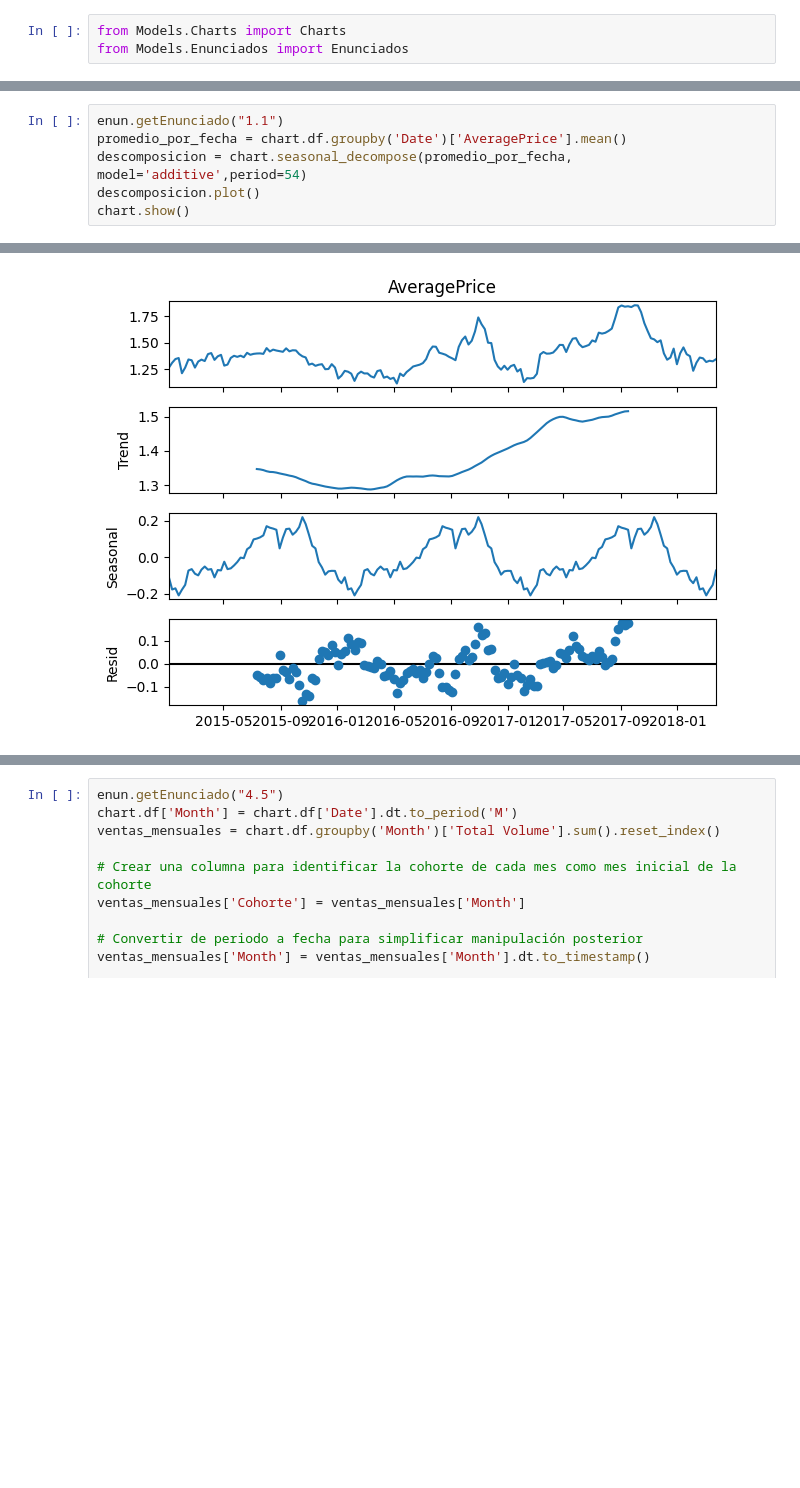
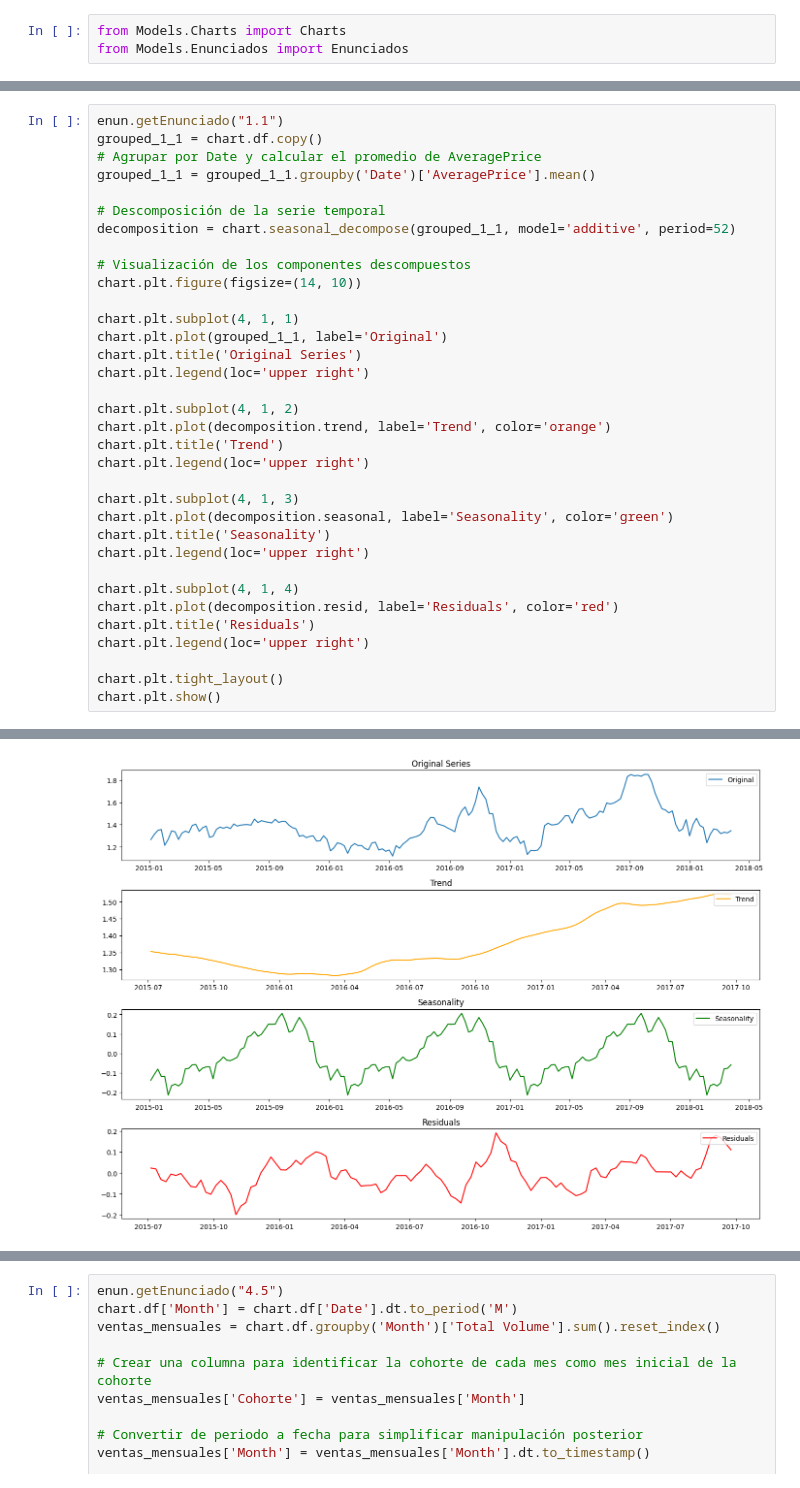
Before and after one commit to CWCreacionWeb/aguacates, a Jupyter notebook: mini_proyecto_gm.ipynb, the cells around one changed output, grey strips where cells are left out. Drawn from its saved outputs; the diff is of its cells as text; blank space fills up the shorter version.

```diff
--- a/mini_proyecto_gm.ipynb
+++ b/mini_proyecto_gm.ipynb
@@ -19,18 +31,46 @@ JSONDecodeError: Expecting ',' delimiter: line 28 column 5 (char 5351)
 # %%
 enun.getEnunciado("1.1")
-promedio_por_fecha = chart.df.groupby('Date')['AveragePrice'].mean()
-descomposicion = chart.seasonal_decompose(promedio_por_fecha, model='additive',period=54)
-descomposicion.plot()
-chart.show()
+grouped_1_1 = chart.df.copy()
+# Agrupar por Date y calcular el promedio de AveragePrice
+grouped_1_1 = grouped_1_1.groupby('Date')['AveragePrice'].mean()
+
+# Descomposición de la serie temporal
+decomposition = chart.seasonal_decompose(grouped_1_1, model='additive', period=52)
+
+# Visualización de los componentes descompuestos
+chart.plt.figure(figsize=(14, 10))
+
+chart.plt.subplot(4, 1, 1)
+chart.plt.plot(grouped_1_1, label='Original')
+chart.plt.title('Original Series')
+chart.plt.legend(loc='upper right')
+
+chart.plt.subplot(4, 1, 2)
+chart.plt.plot(decomposition.trend, label='Trend', color='orange')
+chart.plt.title('Trend')
+chart.plt.legend(loc='upper right')
+
+chart.plt.subplot(4, 1, 3)
+chart.plt.plot(decomposition.seasonal, label='Seasonality', color='green')
+chart.plt.title('Seasonality')
+chart.plt.legend(loc='upper right')
+
+chart.plt.subplot(4, 1, 4)
+chart.plt.plot(decomposition.resid, label='Residuals', color='red')
+chart.plt.title('Residuals')
+chart.plt.legend(loc='upper right')
+
+chart.plt.tight_layout()
+chart.plt.show()
 # %% [output]
 1.1 | **Descomposición de Series Temporales de Precios:**
 
 **Uso de Datos:** Usa la columna `AveragePrice` y `Date`.
    - **Esperado:** Utiliza la función `seasonal_decompose` de la librería `statsmodels` para descomponer la serie temporal de precios en componentes de tendencia, estacionalidad y ruido.
      - Convierte `Date` a tipo datetime usando `pd.to_datetime()`.
      - Agrupa los datos por `Date` y calcula el promedio de `AveragePrice` utilizando `groupby()` si es necesario.
      - Visualiza los componentes descompuestos usando `matplotlib` para cada uno de ellos.
-[figure, old version]
+[figure, new version]
 # %%
 enun.getEnunciado("1.2")
 chart.df['year'] = chart.df['Date'].dt.year
```
Also changed, not shown: parts of 20 cells of this notebook, 4 other files.
